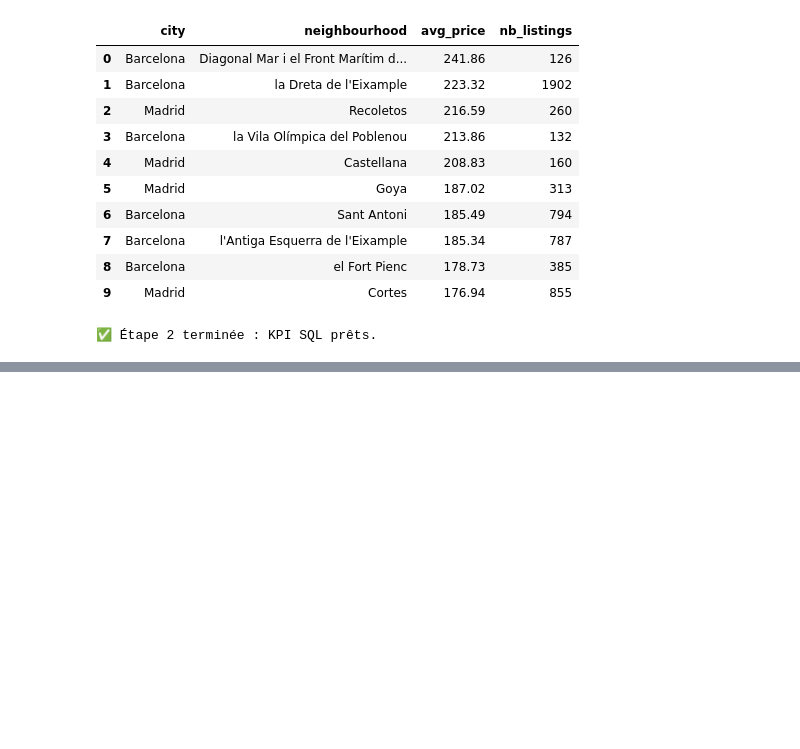
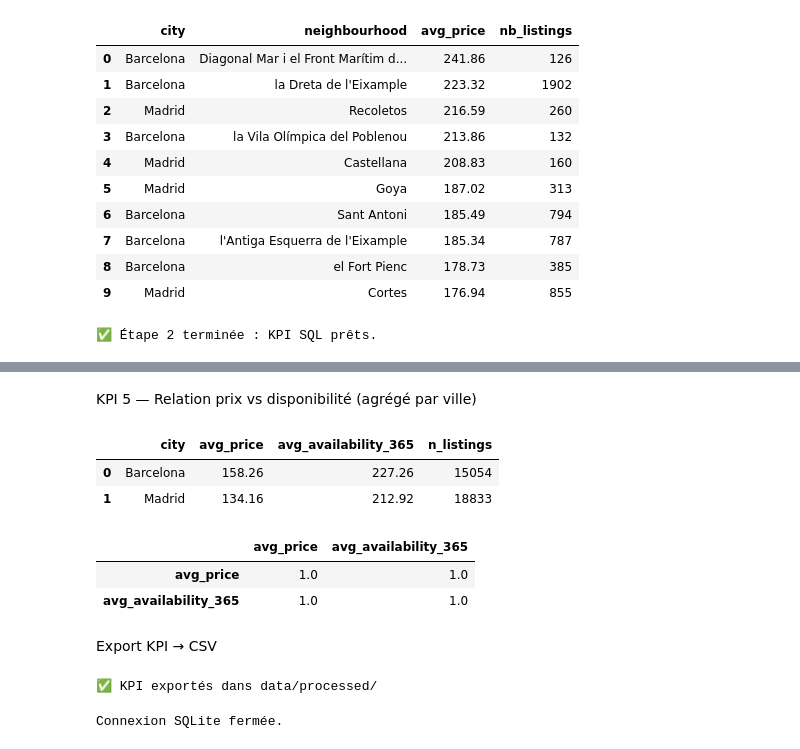
Before and after one commit to Hakki-Mohamed/projet-fil-rouge-airbnb-maroc, a Jupyter notebook: notebooks/05_sql_kpis_star_schema.ipynb, the cells around one changed output, grey strips where cells are left out. Drawn from its saved outputs; the diff is of its cells as text; code cells hidden in the pictures; blank space fills up the shorter version.

Commit message:
Sprint 5: KPI SQL on star schema + exports for BI

```diff
--- a/notebooks/05_sql_kpis_star_schema.ipynb
+++ b/notebooks/05_sql_kpis_star_schema.ipynb
@@ -138,0 +282,53 @@ print("✅ Étape 2 terminée : KPI SQL prêts.")
+# %% [markdown]
+KPI 5 — Relation prix vs disponibilité (agrégé par ville)
+# %%
+kpi5 = q("""
+SELECT
+  c.city,
+  ROUND(AVG(f.price), 2) AS avg_price,
+  ROUND(AVG(f.availability_365), 2) AS avg_availability_365,
+  COUNT(*) AS n_listings
+FROM fact_listings f
+JOIN dim_city c ON f.city_id = c.city_id
+GROUP BY c.city;
+""")
+kpi5
+# %% [output]
+|  | city | avg_price | avg_availability_365 | n_listings |
+| 0 | Barcelona | 158.26 | 227.26 | 15054 |
+| 1 | Madrid | 134.16 | 212.92 | 18833 |
+# %%
+kpi5_corr = kpi5[["avg_price", "avg_availability_365"]].corr()
+kpi5_corr
+# %% [output]
+|  | avg_price | avg_availability_365 |
+| avg_price | 1.0 | 1.0 |
+| avg_availability_365 | 1.0 | 1.0 |
+# %% [markdown]
+Export KPI → CSV
+# %%
+# On exporte en format "long" simple pour BI (une table par KPI)
+kpi1.to_csv("../data/processed/kpi1_price_by_city.csv", index=False)
+kpi2.to_csv("../data/processed/kpi2_price_by_city_room_type.csv", index=False)
+
+# Ceux-ci existent seulement si calculés
+try:
+    kpi3.to_csv("../data/processed/kpi3_availability_by_city.csv", index=False)
+except:
+    pass
+
+try:
+    kpi4.to_csv("../data/processed/kpi4_top_neighbourhoods.csv", index=False)
+except:
+    pass
+
+kpi5.to_csv("../data/processed/kpi5_price_vs_availability.csv", index=False)
+
+print("✅ KPI exportés dans data/processed/")
+# %% [output]
+✅ KPI exportés dans data/processed/
+# %%
+conn.close()
+print("Connexion SQLite fermée.")
+# %% [output]
+Connexion SQLite fermée.
```
Also changed, not shown: parts of 14 cells of this notebook.
